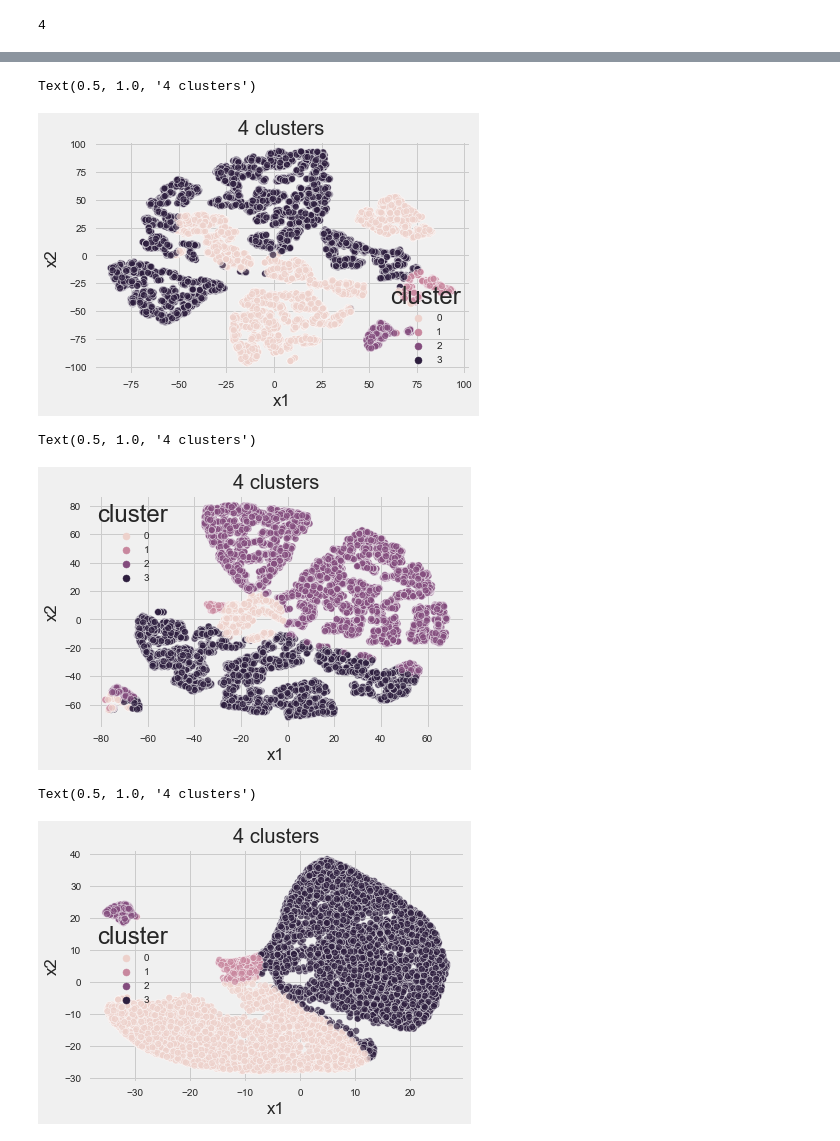
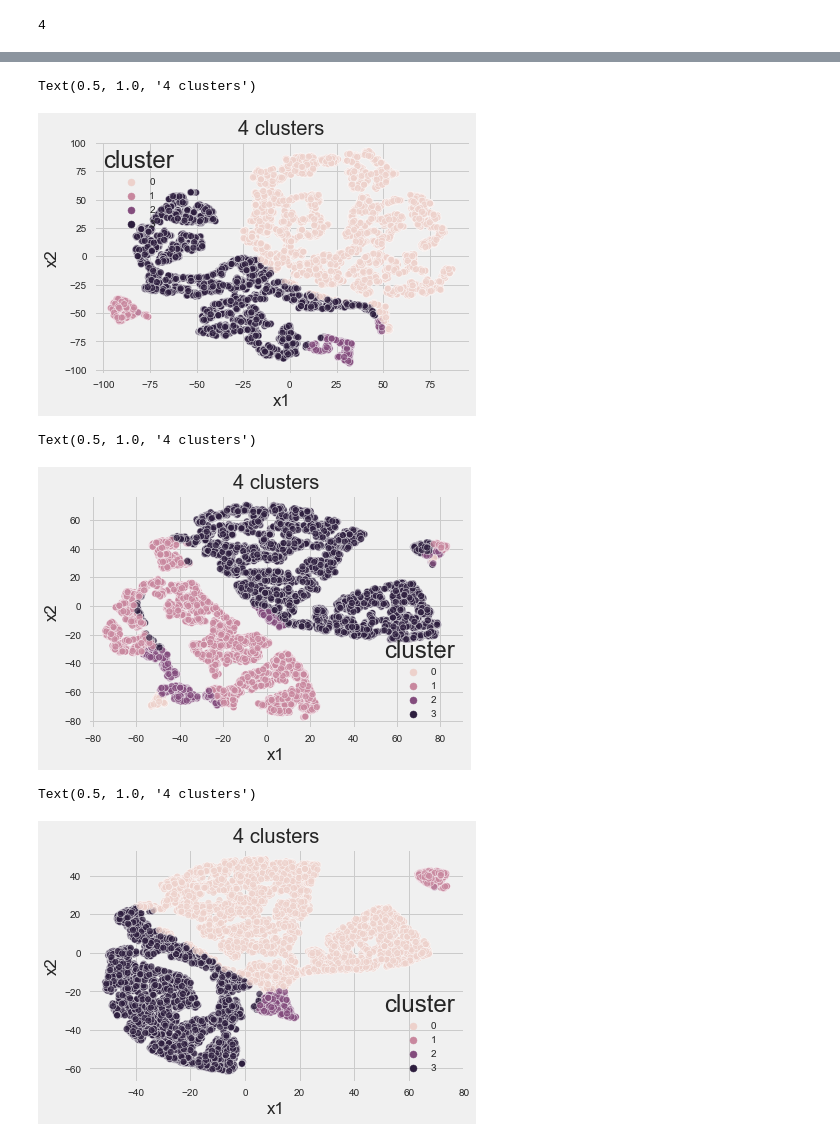
Before and after one commit to Abdess/olist, a Jupyter notebook: POLIST_02_notebookessais.ipynb, the cells around one changed output, grey strips where cells are left out. Saved outputs shown, nothing was run; the diff lists cells and outputs as text; code cells hidden in the pictures.

```diff
--- a/POLIST_02_notebookessais.ipynb
+++ b/POLIST_02_notebookessais.ipynb
@@ -60,5 +83,5 @@ df_rfm_sample_wt_f = df_segmented_customers[[
 # %%
-scaler = RobustScaler(quantile_range=(1, 99))
+scaler = StandardScaler()
 
 scaled_features = scaler.fit_transform(df_rfm)
 scaled_features_wt_f = scaler.fit_transform(df_rfm_wt_f)
@@ -78,7 +101,7 @@ kmeans_kwargs = {
     "init": "random",
     "n_init": 10,
     "max_iter": 300,
-    "random_state": 2,
+    "random_state": 42,
 }
 
 kmeans = KMeans(n_clusters=3, **kmeans_kwargs)
@@ -167,6 +196,6 @@ from yellowbrick.cluster import intercluster_distance
 for n_cluster in range(2, 6):
     model = KMeans(n_cluster, **kmeans_kwargs)
     visualizer = SilhouetteVisualizer(model, colors='yellowbrick')
-    visualizer.fit(scaled_samples)  # Adapter les données au visualiseur
+    visualizer.fit(scaled_features)  # Adapter les données au visualiseur
     visualizer.show()  # afficher la silhouette
 # %% [output]
@@ -297,13 +334,13 @@ array([0.44465869, 0.75356728, 1.        ])
 for n_cluster in range(2, 6):
     model = KMeans(n_cluster, **kmeans_kwargs)
 
-    model.fit(scaled_samples)
+    model.fit(scaled_features)
 
     plt.figure()
     clusters = model.labels_
 
-    pca = decomposition.PCA(n_components=2).fit(scaled_samples)
-    X_projected = pca.transform(scaled_samples)
+    pca = decomposition.PCA(n_components=2).fit(scaled_features)
+    X_projected = pca.transform(scaled_features)
 
     centroids = model.cluster_centers_
     centroids_projected = pca.transform(centroids)
@@ -360,7 +399,7 @@ sns.scatterplot(data=tsne_rfm,
                 alpha=0.7).set_title(f'4 clusters')
 # %% [output]
 Text(0.5, 1.0, '4 clusters')
-[figure, old version]
+[figure, new version]
 # %%
 kmeans = KMeans(n_clusters=4, **kmeans_kwargs)
 clustering_ori = kmeans.fit_predict(df_rfm_sample)
@@ -377,21 +416,21 @@ sns.scatterplot(data=tsne_rfm,
                 alpha=0.7).set_title(f'4 clusters')
 # %% [output]
 Text(0.5, 1.0, '4 clusters')
-[figure, old version]
+[figure, new version]
 # %%
 kmeans = KMeans(n_clusters=4, **kmeans_kwargs)
 clustering_ori = kmeans.fit_predict(scaled_samples)
-Xtsne = TSNE(n_components=2, n_jobs=4, perplexity=300,
+Xtsne = TSNE(n_components=2, n_jobs=4, perplexity=100,
              random_state=42).fit_transform(scaled_samples)
 tsne_rfm = pd.DataFrame(Xtsne)
 tsne_rfm['cluster'] = clustering_ori
 tsne_rfm.columns = ['x1', 'x2', 'cluster']
 sns.scatterplot(data=tsne_rfm,
                 x='x1',
                 y='x2',
                 hue='cluster',
                 legend="full",
                 alpha=0.7).set_title(f'4 clusters')
 # %% [output]
 Text(0.5, 1.0, '4 clusters')
-[figure, old version]
+[figure, new version]
```
Also changed, not shown: parts of 113 cells of this notebook.
